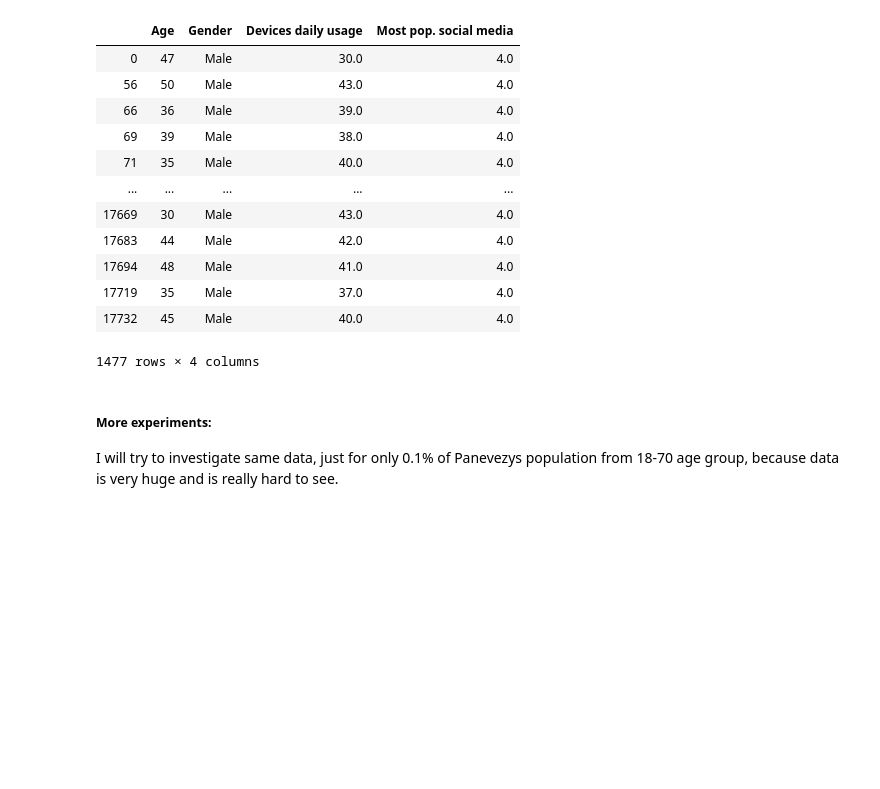
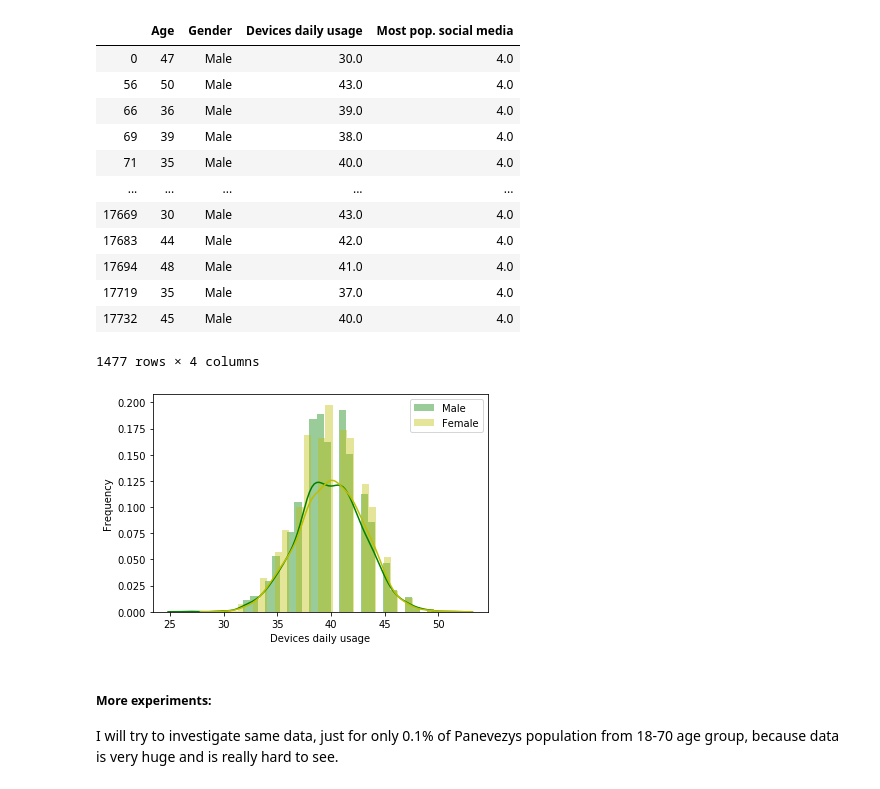
Before and after one commit to rituteval/Programming-DA--PROJECT, a Jupyter notebook: Programming DA- PROJECT.ipynb, the cells around one changed output. Cells and saved outputs as stored; diff of their text form; code cells hidden in the pictures; blank space fills up the shorter version.

```diff
--- a/Programming DA- PROJECT.ipynb
+++ b/Programming DA- PROJECT.ipynb
@@ -363,6 +365,15 @@ Male4 # Printed Data
 | 17719 | 35 | Male | 37.0 | 4.0 |
 | 17732 | 45 | Male | 40.0 | 4.0 |
 1477 rows × 4 columns
+# %%
+import seaborn as sns
+sns.distplot( Male4["Devices daily usage"] , color="g", label="Male")
+sns.distplot( Female4["Devices daily usage"] , color="y", label="Female")
+plt.legend()
+plt.ylabel("Frequency")
+plt.show()
+# %% [output]
+[figure, added]
 # %% [markdown]
 
 ##### More experiments:
```
Also changed, not shown: parts of 4 cells of this notebook.
